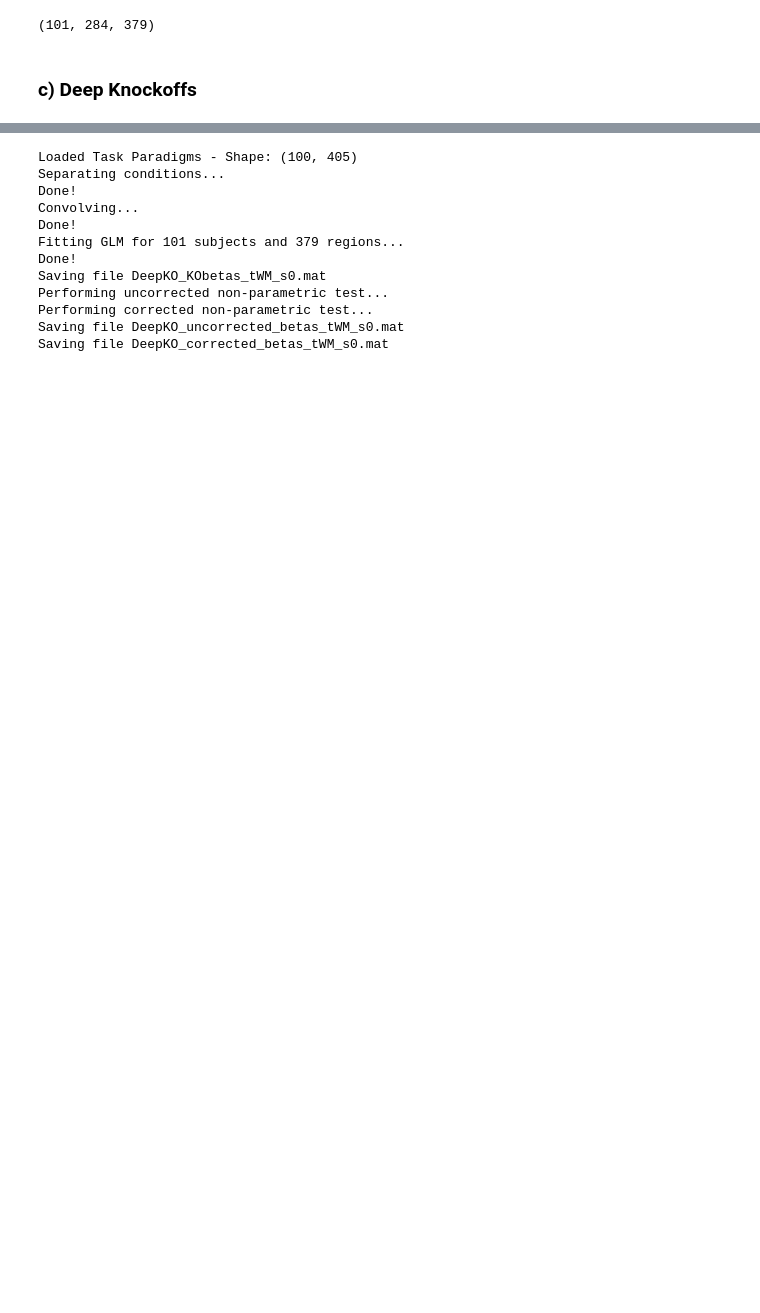
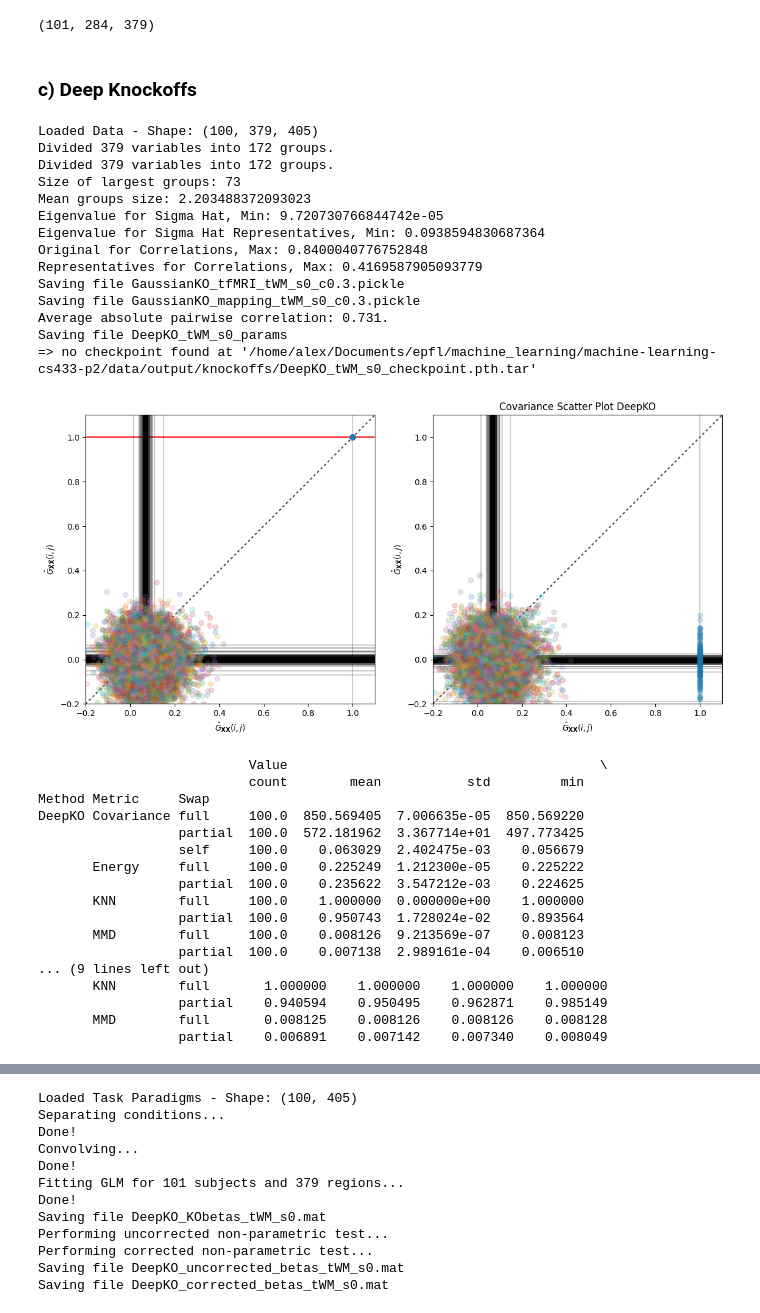
Before and after one commit to alec-flowers/machine-learning-cs433-p2, a Jupyter notebook: pipeline.ipynb, the cells around one changed output, grey strips where cells are left out. Drawn from its saved outputs; the diff is of its cells as text; code cells hidden in the pictures; blank space fills up the shorter version.

```diff
--- a/pipeline.ipynb
+++ b/pipeline.ipynb
@@ -161,3 +158,53 @@ print(data_lowrank.shape)
 (101, 284, 379)
 # %% [markdown]
 ### c) Deep Knockoffs
+# %%
+# We can load a previously trained machine
+
+
+deepko_wm = knockoff_class.DeepKnockOff('WM', 0)
+deepko_wm.pre_process(max_corr=.3, save=True)
+
+# Loading previously trained machine
+_, x_train = load_pickle(KNOCK_DIR, 'GaussianKO_tfMRI_tWM_s0_c0.3.pickle')
+groups, _ = load_pickle(KNOCK_DIR, 'GaussianKO_mapping_tWM_s0_c0.3.pickle')
+#params = load_pickle(KNOCK_DIR, 'DeepKO_params_DeepKO_tMOTOR_s10')
+
+deepko_wm.load_x(x_train)
+#deepko.load_params(params)
+deepko_wm.load_machine()
+
+res_deepko_wm = deepko_wm.diagnostics()
+# %% [output]
+Loaded Data - Shape: (100, 379, 405)
+Divided 379 variables into 172 groups.
+Divided 379 variables into 172 groups.
+Size of largest groups: 73
+Mean groups size: 2.203488372093023
+Eigenvalue for Sigma Hat, Min: 9.720730766844742e-05
+Eigenvalue for Sigma Hat Representatives, Min: 0.0938594830687364
+Original for Correlations, Max: 0.8400040776752848
+Representatives for Correlations, Max: 0.4169587905093779
+Saving file GaussianKO_tfMRI_tWM_s0_c0.3.pickle
+Saving file GaussianKO_mapping_tWM_s0_c0.3.pickle
+Average absolute pairwise correlation: 0.731.
+Saving file DeepKO_tWM_s0_params
+=> no checkpoint found at '/home/alex/Documents/epfl/machine_learning/machine-learning-cs433-p2/data/output/knockoffs/DeepKO_tWM_s0_checkpoint.pth.tar'
+[figure, added]
+                           Value                                        \
+                           count        mean           std         min
+Method Metric     Swap
+DeepKO Covariance full     100.0  850.569405  7.006635e-05  850.569220
+                  partial  100.0  572.181962  3.367714e+01  497.773425
+                  self     100.0    0.063029  2.402475e-03    0.056679
+       Energy     full     100.0    0.225249  1.212300e-05    0.225222
+                  partial  100.0    0.235622  3.547212e-03    0.224625
+       KNN        full     100.0    1.000000  0.000000e+00    1.000000
+                  partial  100.0    0.950743  1.728024e-02    0.893564
+       MMD        full     100.0    0.008126  9.213569e-07    0.008123
+                  partial  100.0    0.007138  2.989161e-04    0.006510
+... (9 lines left out)
+       KNN        full       1.000000    1.000000    1.000000    1.000000
+                  partial    0.940594    0.950495    0.962871    0.985149
+       MMD        full       0.008125    0.008126    0.008126    0.008128
+                  partial    0.006891    0.007142    0.007340    0.008049
```
Also changed, not shown: parts of 11 cells of this notebook, 2 other files.
